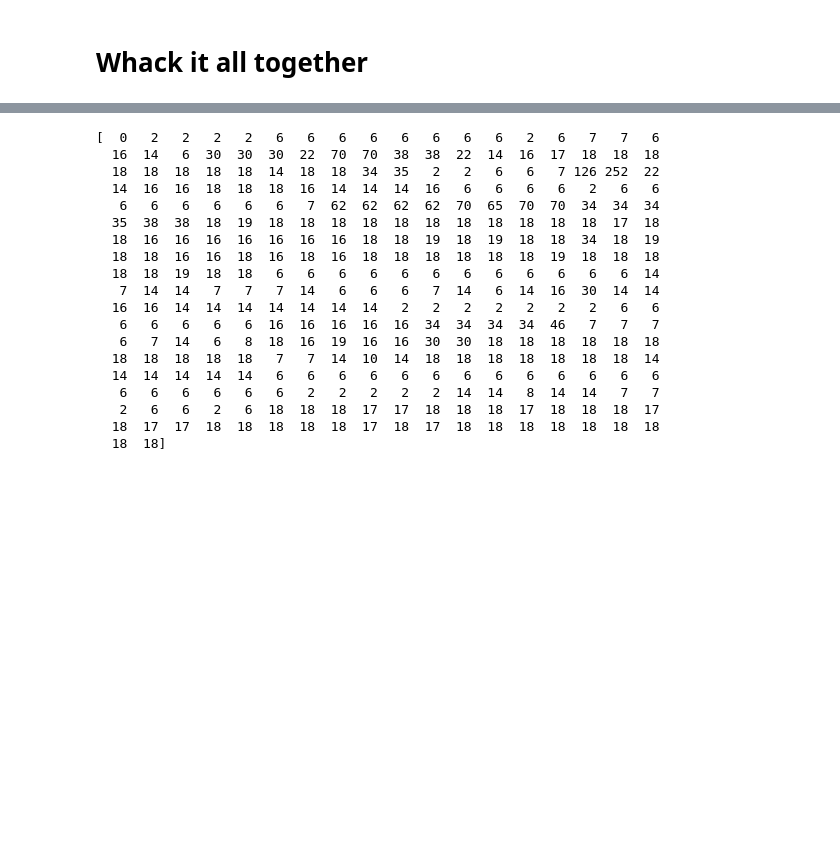
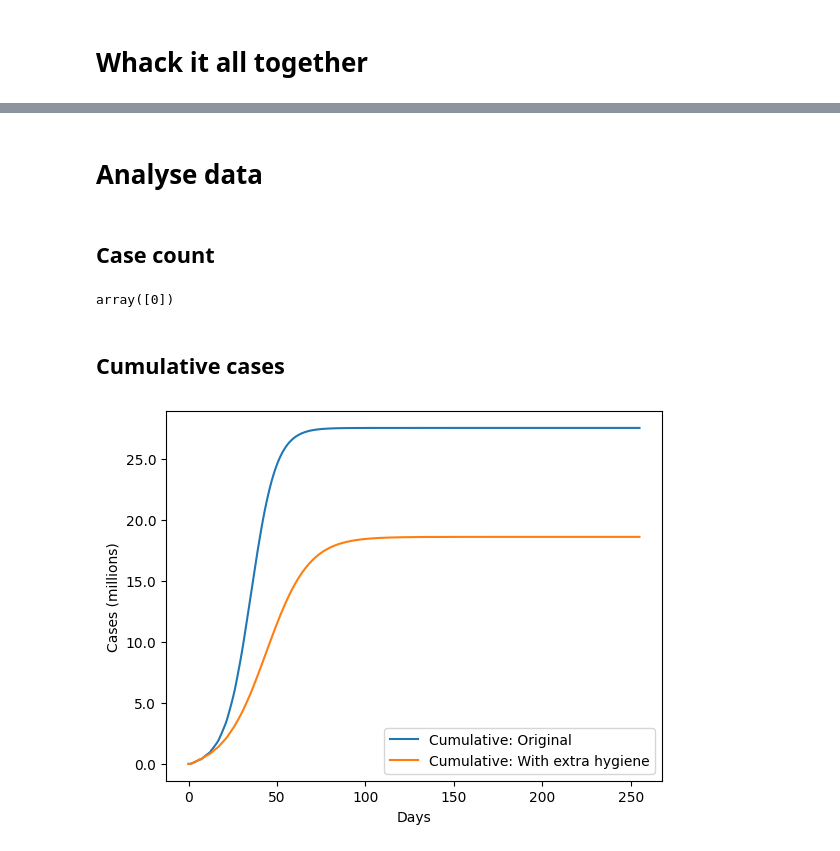
Before and after one commit to joel-winterton/Contagion, a Jupyter notebook: Full simulation.ipynb, the cells around one changed output, grey strips where cells are left out. Saved outputs shown, nothing was run; the diff lists cells and outputs as text; code cells hidden in the pictures; blank space fills up the shorter version.

Commit message:
Spatial visualisation

```diff
--- a/Full simulation.ipynb
+++ b/Full simulation.ipynb
@@ -6,5 +12,6 @@ import numpy as np
 # %%
-processed_data_path = "/content/drive/MyDrive/BBCPandemic/Processed"
+data_path = "/content/drive/MyDrive/BBCPandemic"
+processed_data_path = f"{data_path}/Processed"
 # %% [markdown]
 ## Within patch transition function
 # %%
@@ -16,7 +23,8 @@ def make_transition_rate_fn(infectious_profile, reproductive_number, contact_mat
   # multiply jth column by jth population and divide ith row by ith population using diagonal matrices
   A_hat = np.matmul(np.diag(1/group_sizes),np.matmul(contact_matrix , np.diag(group_sizes)))
   # Divide through by maximum eigenvalue
-  A = A_hat/np.linalg.eigh(A_hat)[0][-1]
+  rho = np.linalg.eigvals(A_hat).max()
+  A = A_hat/rho
   tau_max = len(infectious_profile) - 1
   number_of_groups = len(group_sizes)
   infectious_profile_matrix = np.broadcast_to(infectious_profile[1:]/infectious_profile.sum(), (number_of_groups, len(infectious_profile)-1))
@@ -192,8 +221,16 @@ rural_proportions = pd.read_csv(processed_data_path+"/rural_proportions.csv")
 rural_proportions.set_index('Unnamed: 0', inplace=True)
 rural_proportions = np.array([rural_proportions.loc[i,'count'] if i in rural_proportions.index else 0 for i in range(distance_matrix.max()+1)])
 
+# Long range network
+long_range_indicator = pd.read_csv(processed_data_path+"/long_jump_indicator.csv")
+long_range_indicator.set_index('Unnamed: 0', inplace=True)
+long_range_indicator = long_range_indicator.values
+
+long_range_coeff = 0.5*urban_proportions[100]
+print(long_range_coeff)
 
 # Infectivity parameters
 beta_profile = np.array([0., 0., 1.6, 0.8, 0.2, 0.2])
 R_nought = 1.8
-epsilon = 10
+epsilon = 0.5
+mu = 0.32
@@ -204,15 +239,20 @@ patch_ages.shape
 # %% [markdown]
 # Whack it all together
 # %%
-infections = Infections(t_max=t_max,
+def go(r_nought):
+  infections = Infections(t_max=t_max,
                         patch_ages=patch_ages,
                         age_contact_matrix=age_contact_matrix,
                         distance_matrix = distance_matrix,
+                        long_range_indicator=long_range_indicator,
+                        long_range_coeff=long_range_coeff,
                         rural_urban = rural_urban,
                         rural_proportions=rural_proportions,
                         urban_proportions=urban_proportions,
                         beta_profile=beta_profile,
-                        R_nought=R_nought,
-                        epsilon=epsilon)
-
-infections.simulate_between_patch(seed_location=0, seed_time=0)
+                        R_nought=r_nought,
+                        epsilon=epsilon,
+                        mu=mu)
+  infections.simulate_between_patch(seed_location=97, seed_time=0)
+  return infections
+infections = go(R_nought)
@@ -219,22 +267,25 @@ infections.simulate_between_patch(seed_location=0, seed_time=0)
+# %% [markdown]
+# Analyse data
+# %% [markdown]
+## Case count
 # %%
-print(infections.onset_times)
+np.unique(infections.onset_times//7)
 # %% [output]
-[  0   2   2   2   2   6   6   6   6   6   6   6   6   2   6   7   7   6
-  16  14   6  30  30  30  22  70  70  38  38  22  14  16  17  18  18  18
-  18  18  18  18  18  14  18  18  34  35   2   2   6   6   7 126 252  22
-  14  16  16  18  18  18  16  14  14  14  16   6   6   6   6   2   6   6
-   6   6   6   6   6   6   7  62  62  62  62  70  65  70  70  34  34  34
-  35  38  38  18  19  18  18  18  18  18  18  18  18  18  18  18  17  18
-  18  16  16  16  16  16  16  16  18  18  19  18  19  18  18  34  18  19
-  18  18  16  16  18  16  18  16  18  18  18  18  18  18  19  18  18  18
-  18  18  19  18  18   6   6   6   6   6   6   6   6   6   6   6   6  14
-   7  14  14   7   7   7  14   6   6   6   7  14   6  14  16  30  14  14
-  16  16  14  14  14  14  14  14  14   2   2   2   2   2   2   2   6   6
-   6   6   6   6   6  16  16  16  16  16  34  34  34  34  46   7   7   7
-   6   7  14   6   8  18  16  19  16  16  30  30  18  18  18  18  18  18
-  18  18  18  18  18   7   7  14  10  14  18  18  18  18  18  18  18  14
-  14  14  14  14  14   6   6   6   6   6   6   6   6   6   6   6   6   6
-   6   6   6   6   6   6   2   2   2   2   2  14  14   8  14  14   7   7
-   2   6   6   2   6  18  18  18  17  17  18  18  18  17  18  18  18  17
-  18  17  17  18  18  18  18  18  17  18  17  18  18  18  18  18  18  18
-  18  18]
+array([0])
+# %% [markdown]
+## Cumulative cases
+# %%
+population_size_multiplier = np.repeat(infections.patch_ages[:, np.newaxis,], infections.incidence.shape[1], axis=1)
+absolute_incidence = infections.incidence * population_size_multiplier
+absolute_incidence_controlled = infections_controlled.incidence * population_size_multiplier
+fig, ax = plt.subplots()
+plt.plot(np.arange(256), np.cumsum(absolute_incidence.sum(axis=0).sum(axis=1)), label='Cumulative: Original')
+plt.plot(np.arange(256), np.cumsum(absolute_incidence_controlled.sum(axis=0).sum(axis=1)), label='Cumulative: With extra hygiene')
+
+ax.yaxis.set_major_formatter(FuncFormatter(lambda x,pos: f'{x / 1000000}'))
+plt.ylabel('Cases (millions)')
+plt.xlabel('Days')
+plt.legend()
+plt.show()
+# %% [output]
+[figure, added]
```
Also changed, not shown: parts of 12 cells of this notebook.
